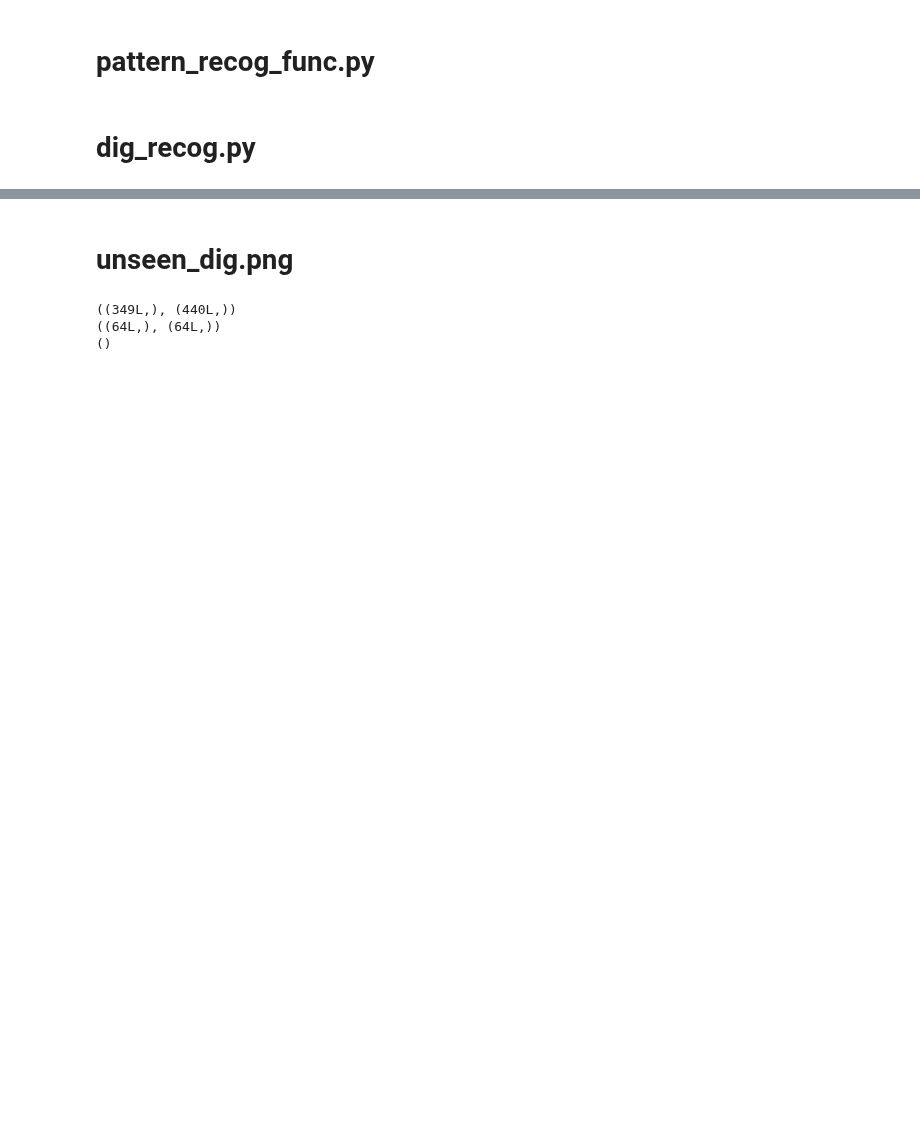
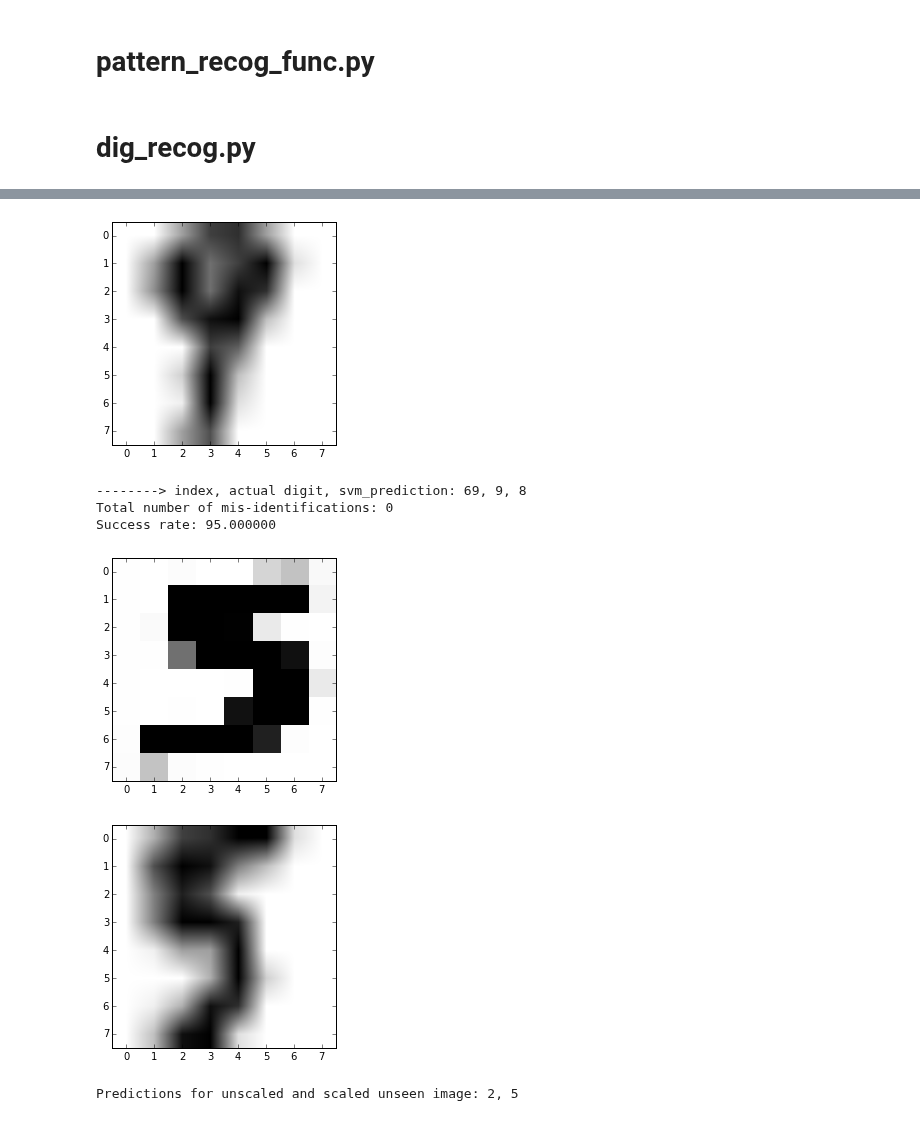
Before and after one commit to COMPPHYS-JNGUYEN/comp-phys, a Jupyter notebook: SandboxFinalProject.ipynb, the cells around one changed output, grey strips where cells are left out. Drawn from its saved outputs; the diff is of its cells as text; code cells hidden in the pictures; blank space fills up the shorter version.

```diff
--- a/SandboxFinalProject.ipynb
+++ b/SandboxFinalProject.ipynb
@@ -88,12 +65,57 @@ print(y[0])
-# %% [markdown]
-# unseen_dig.png
-# %%
-unseen = mpimg.imread('unseen_dig.png')
-flat = interpol_im(unseen, plot_new_im=True)
-dig_data = load_digits()
-X = dig_data.data
-print(X[0].shape, flat.shape)
-# %% [output]
-((349L,), (440L,))
-((64L,), (64L,))
-()
+# %%
+from scipy.interpolate import interp2d
+from sklearn.decomposition import PCA
+from sklearn.svm import SVC
+from sklearn.datasets import load_digits
+import matplotlib.pyplot as plt
+import matplotlib.image as mpimg
+import numpy as np
+from skimage import transform, data, io
+
+
+dig_data = load_digits()
+X = dig_data.data
+y = dig_data.target
+
+md_clf = svm_train(X[0:60], y[0:60])
+perc = 0
+mis = 0
+tot_start = 60
+tot_end = 80
+for i in range(tot_start, tot_end):
+    ans = y[i]
+    pre = md_clf.predict(X[i].reshape(1, -1))[0]
+    if ans != pre:
+        plt.imshow(X[i].reshape((8, 8)), cmap='binary')
+        plt.show()
+        print("--------> index, actual digit, svm_prediction: {:d}, {:d}, {:d}".format(i, ans, pre))
+    if ans == pre:
+        perc += 1.
+
+percentage = (perc/(tot_end-tot_start))*100.
+print("Total number of mis-identifications: {:d}".format(mis))
+print("Success rate: {:f}".format(percentage))
+
+############################################################################
+############################## unseen_dig.png ##############################
+############################################################################
+
+unseen = mpimg.imread('unseen_dig.png')
+unseen_flat = interpol_im(unseen, plot_new_im=True)
+
+plt.imshow(X[15].reshape((8, 8)), cmap='binary')
+plt.show()
+
+unseen_scaled = rescale_pixel(X, unseen_flat, ind=15)
+
+unseen_pre = md_clf.predict(unseen_flat.reshape(1, -1))
+unseen_scaled_pre = md_clf.predict(unseen_scaled.reshape(1, -1))
+print("Predictions for unscaled and scaled unseen image: {:d}, {:d}".format(unseen_pre[0], unseen_scaled_pre[0]))
+# %% [output]
+[figure, added]
+--------> index, actual digit, svm_prediction: 69, 9, 8
+Total number of mis-identifications: 0
+Success rate: 95.000000
+[figure, added]
+[figure, added]
+Predictions for unscaled and scaled unseen image: 2, 5
```
Also changed, not shown: parts of 4 cells of this notebook, 3 other files.
